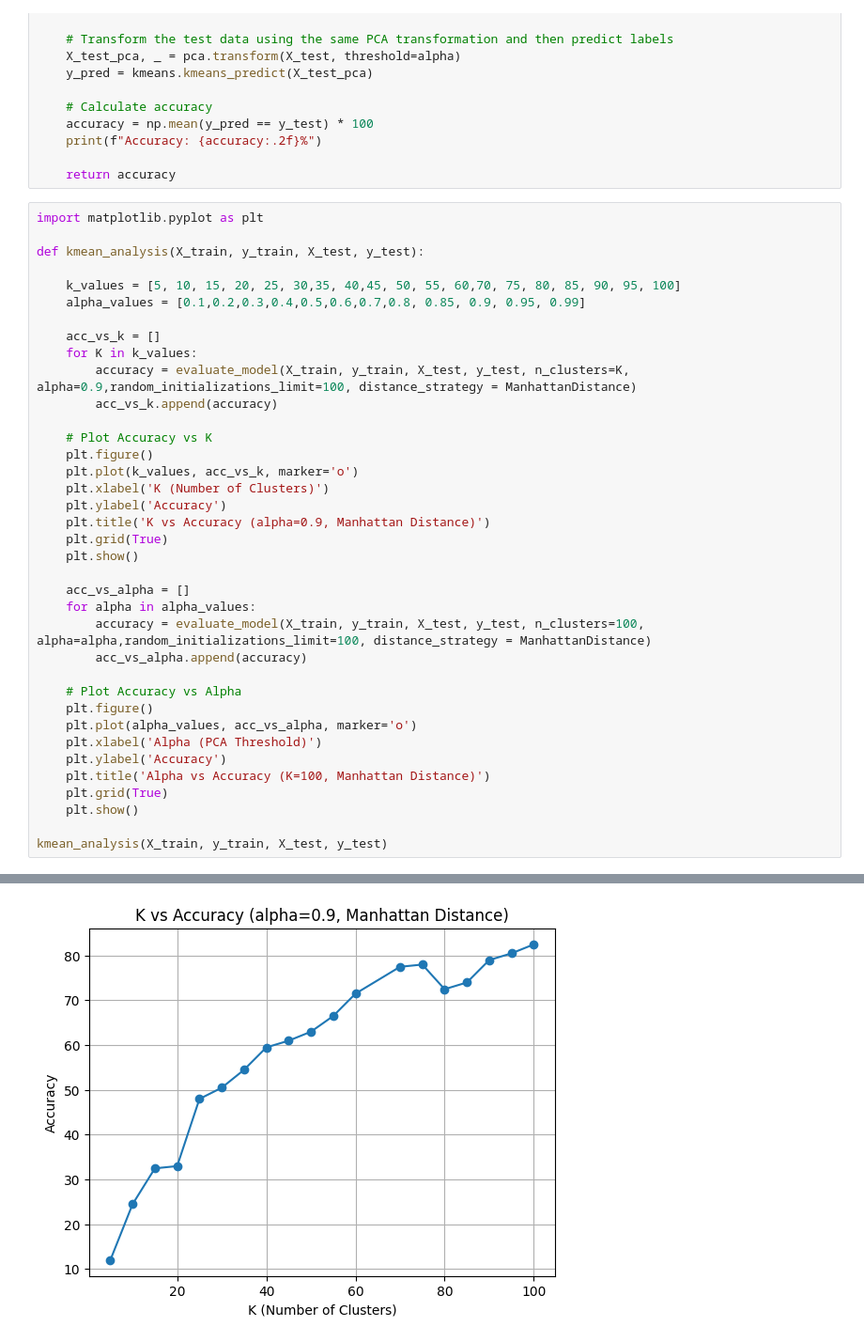
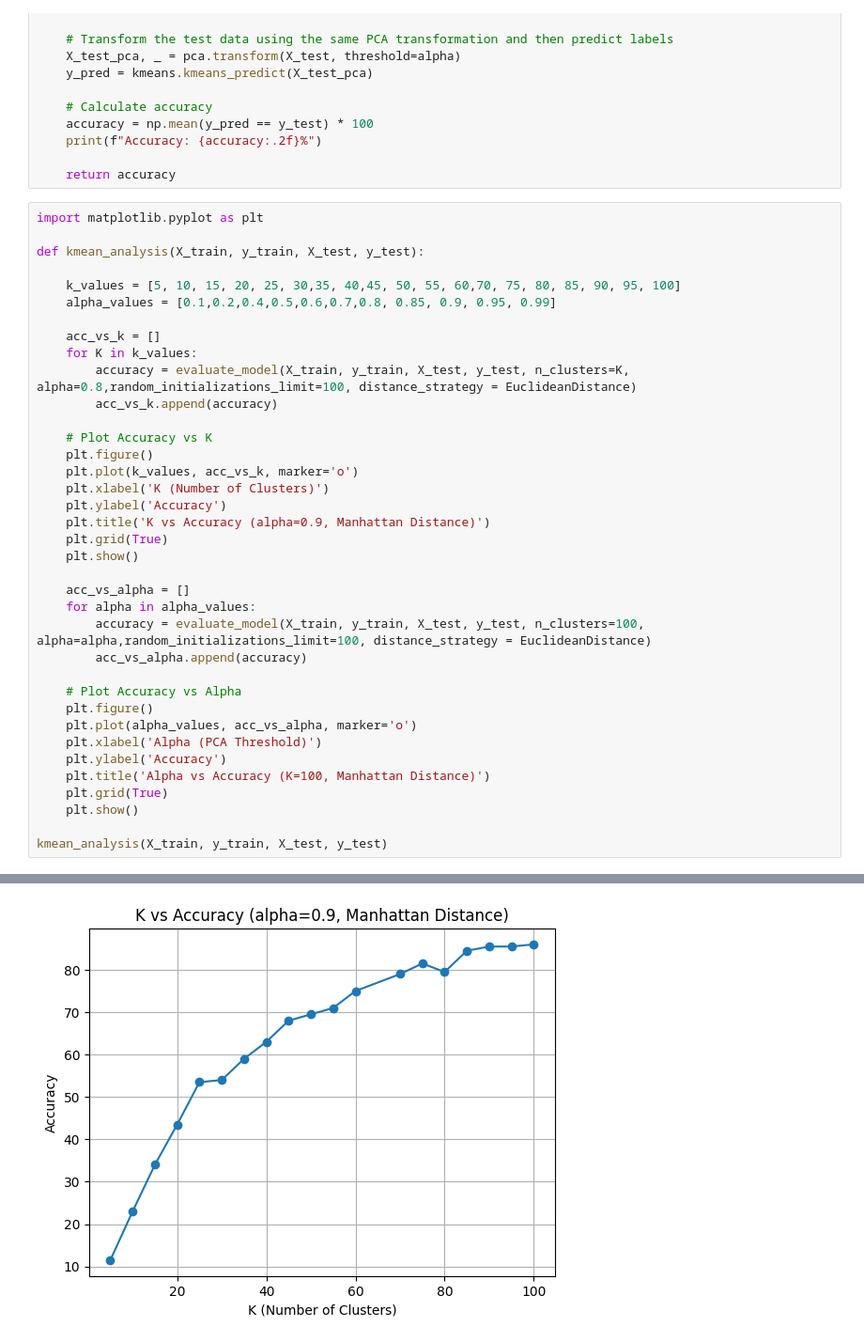
Before and after one commit to ahmedyoussefg/Face-Recognition-ORL, a Jupyter notebook: face_recognition.ipynb, the cells around one changed output, grey strips where cells are left out. Shown: that part at 94% size. Saved outputs shown, nothing was run; the diff lists cells and outputs as text.

```diff
--- a/face_recognition.ipynb
+++ b/face_recognition.ipynb
@@ -342,11 +342,11 @@ import matplotlib.pyplot as plt
 def kmean_analysis(X_train, y_train, X_test, y_test):
 
     k_values = [5, 10, 15, 20, 25, 30,35, 40,45, 50, 55, 60,70, 75, 80, 85, 90, 95, 100]
-    alpha_values = [0.1,0.2,0.3,0.4,0.5,0.6,0.7,0.8, 0.85, 0.9, 0.95, 0.99]
+    alpha_values = [0.1,0.2,0.4,0.5,0.6,0.7,0.8, 0.85, 0.9, 0.95, 0.99]
 
     acc_vs_k = []
     for K in k_values:
-        accuracy = evaluate_model(X_train, y_train, X_test, y_test, n_clusters=K, alpha=0.9,random_initializations_limit=100, distance_strategy = ManhattanDistance)
+        accuracy = evaluate_model(X_train, y_train, X_test, y_test, n_clusters=K, alpha=0.8,random_initializations_limit=100, distance_strategy = EuclideanDistance)
         acc_vs_k.append(accuracy)
 
     # Plot Accuracy vs K
@@ -360,7 +360,7 @@ def kmean_analysis(X_train, y_train, X_test, y_test):
 
     acc_vs_alpha = []
     for alpha in alpha_values:
-        accuracy = evaluate_model(X_train, y_train, X_test, y_test, n_clusters=100, alpha=alpha,random_initializations_limit=100, distance_strategy = ManhattanDistance)
+        accuracy = evaluate_model(X_train, y_train, X_test, y_test, n_clusters=100, alpha=alpha,random_initializations_limit=100, distance_strategy = EuclideanDistance)
         acc_vs_alpha.append(accuracy)
 
     # Plot Accuracy vs Alpha
@@ -394,4 +394,4 @@ Accuracy: 82.50%
-[figure, old version]
+[figure, new version]
 Loaded PCA data from cache.
 Accuracy: 13.50%
 Loaded PCA data from cache.
```
Also changed, not shown: parts of 2 cells of this notebook.
